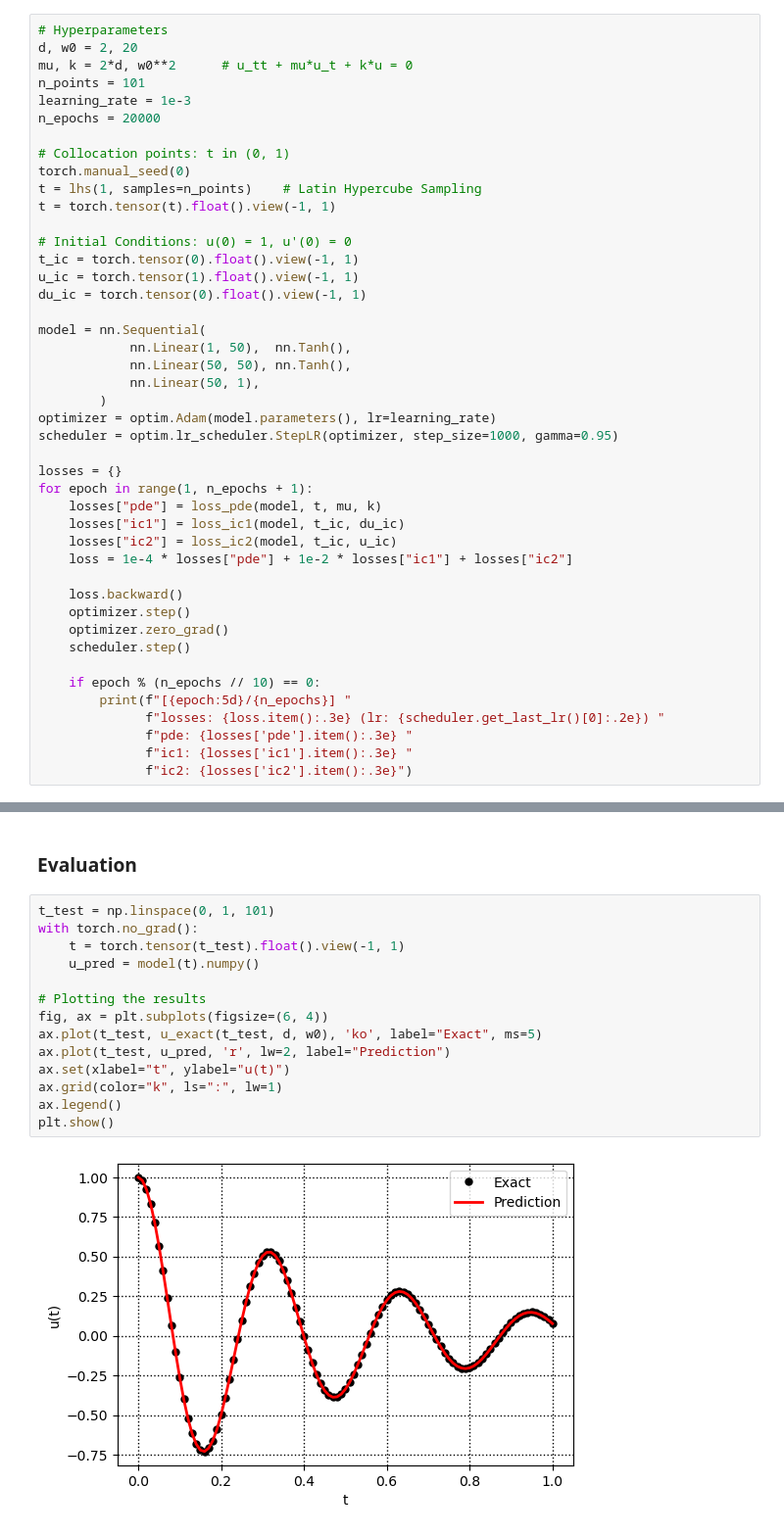
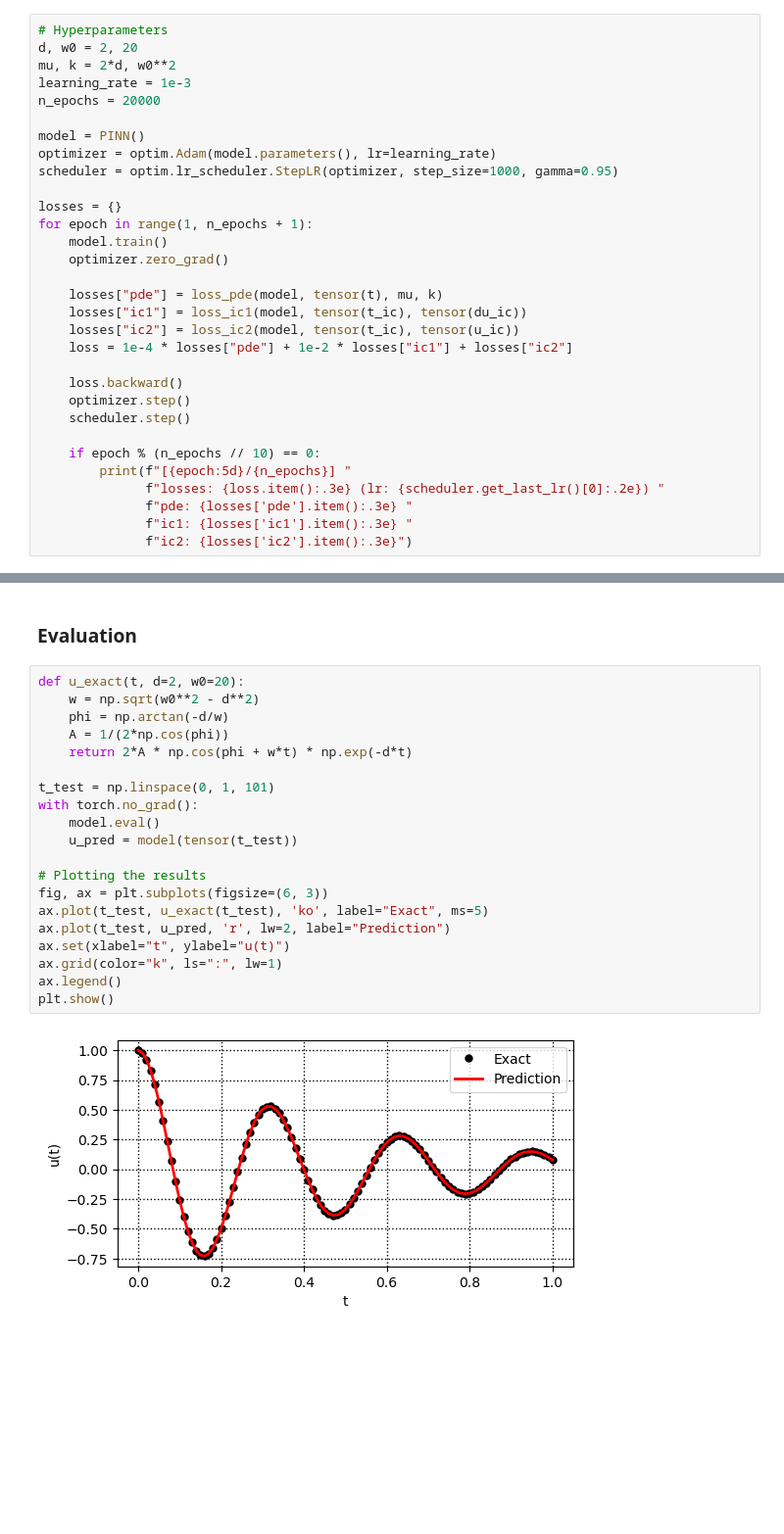
Before and after one commit to nampluskr/deep_learning_tutorials, a Jupyter notebook: edu_2025_ai/ex-02_harmonic_oscillaror.ipynb, the cells around one changed output, grey strips where cells are left out. Shown: that part at 98% size. Saved outputs shown, nothing was run; the diff lists cells and outputs as text; blank space fills up the shorter version.

```diff
--- a/edu_2025_ai/ex-02_harmonic_oscillaror.ipynb
+++ b/edu_2025_ai/ex-02_harmonic_oscillaror.ipynb
@@ -48,39 +81,26 @@ def loss_ic2(model, t, u_ic):
 # %%
 # Hyperparameters
 d, w0 = 2, 20
-mu, k = 2*d, w0**2      # u_tt + mu*u_t + k*u = 0
-n_points = 101
+mu, k = 2*d, w0**2
 learning_rate = 1e-3
 n_epochs = 20000
 
-# Collocation points: t in (0, 1)
-torch.manual_seed(0)
-t = lhs(1, samples=n_points)    # Latin Hypercube Sampling
-t = torch.tensor(t).float().view(-1, 1)
-
-# Initial Conditions: u(0) = 1, u'(0) = 0
-t_ic = torch.tensor(0).float().view(-1, 1)
-u_ic = torch.tensor(1).float().view(-1, 1)
-du_ic = torch.tensor(0).float().view(-1, 1)
-
-model = nn.Sequential(
-            nn.Linear(1, 50),  nn.Tanh(),
-            nn.Linear(50, 50), nn.Tanh(),
-            nn.Linear(50, 1),
-        )
+model = PINN()
 optimizer = optim.Adam(model.parameters(), lr=learning_rate)
 scheduler = optim.lr_scheduler.StepLR(optimizer, step_size=1000, gamma=0.95)
 
 losses = {}
 for epoch in range(1, n_epochs + 1):
-    losses["pde"] = loss_pde(model, t, mu, k)
-    losses["ic1"] = loss_ic1(model, t_ic, du_ic)
-    losses["ic2"] = loss_ic2(model, t_ic, u_ic)
+    model.train()
+    optimizer.zero_grad()
+
+    losses["pde"] = loss_pde(model, tensor(t), mu, k)
+    losses["ic1"] = loss_ic1(model, tensor(t_ic), tensor(du_ic))
+    losses["ic2"] = loss_ic2(model, tensor(t_ic), tensor(u_ic))
     loss = 1e-4 * losses["pde"] + 1e-2 * losses["ic1"] + losses["ic2"]
 
     loss.backward()
     optimizer.step()
-    optimizer.zero_grad()
     scheduler.step()
 
     if epoch % (n_epochs // 10) == 0:
@@ -103,18 +123,24 @@ for epoch in range(1, n_epochs + 1):
 # %% [markdown]
 ### Evaluation
 # %%
+def u_exact(t, d=2, w0=20):
+    w = np.sqrt(w0**2 - d**2)
+    phi = np.arctan(-d/w)
+    A = 1/(2*np.cos(phi))
+    return 2*A * np.cos(phi + w*t) * np.exp(-d*t)
+
 t_test = np.linspace(0, 1, 101)
 with torch.no_grad():
-    t = torch.tensor(t_test).float().view(-1, 1)
-    u_pred = model(t).numpy()
+    model.eval()
+    u_pred = model(tensor(t_test))
 
 # Plotting the results
-fig, ax = plt.subplots(figsize=(6, 4))
-ax.plot(t_test, u_exact(t_test, d, w0), 'ko', label="Exact", ms=5)
+fig, ax = plt.subplots(figsize=(6, 3))
+ax.plot(t_test, u_exact(t_test), 'ko', label="Exact", ms=5)
 ax.plot(t_test, u_pred, 'r', lw=2, label="Prediction")
 ax.set(xlabel="t", ylabel="u(t)")
 ax.grid(color="k", ls=":", lw=1)
 ax.legend()
 plt.show()
 # %% [output]
-[figure, old version]
+[figure, new version]
```
Also changed, not shown: parts of 6 cells of this notebook.
